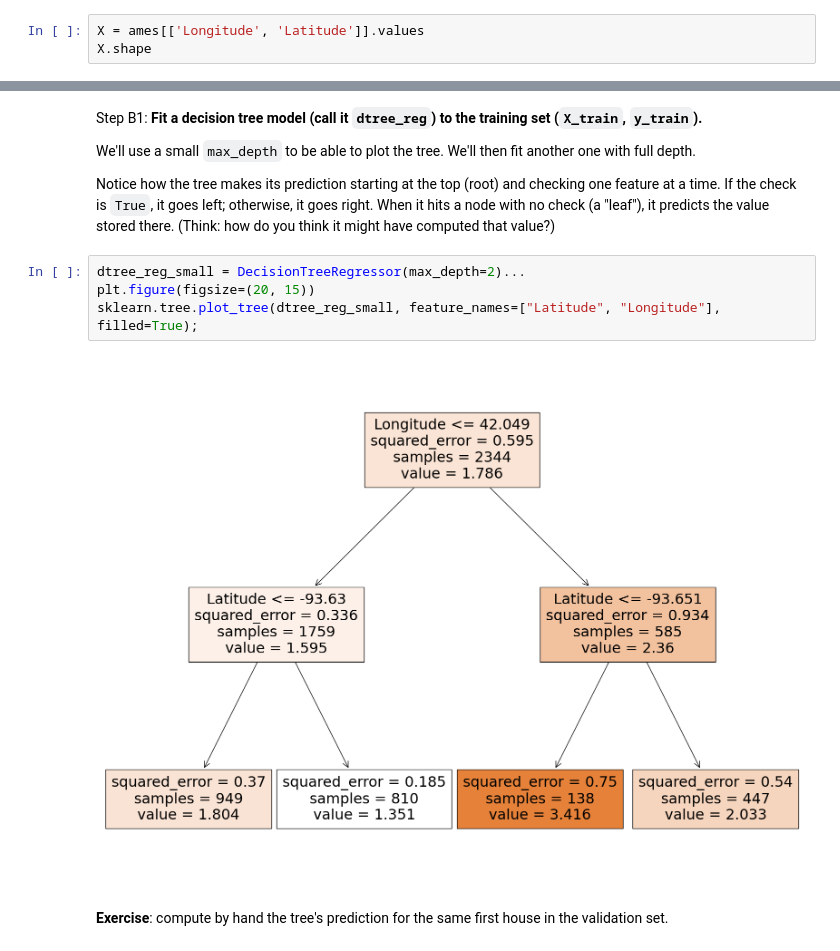
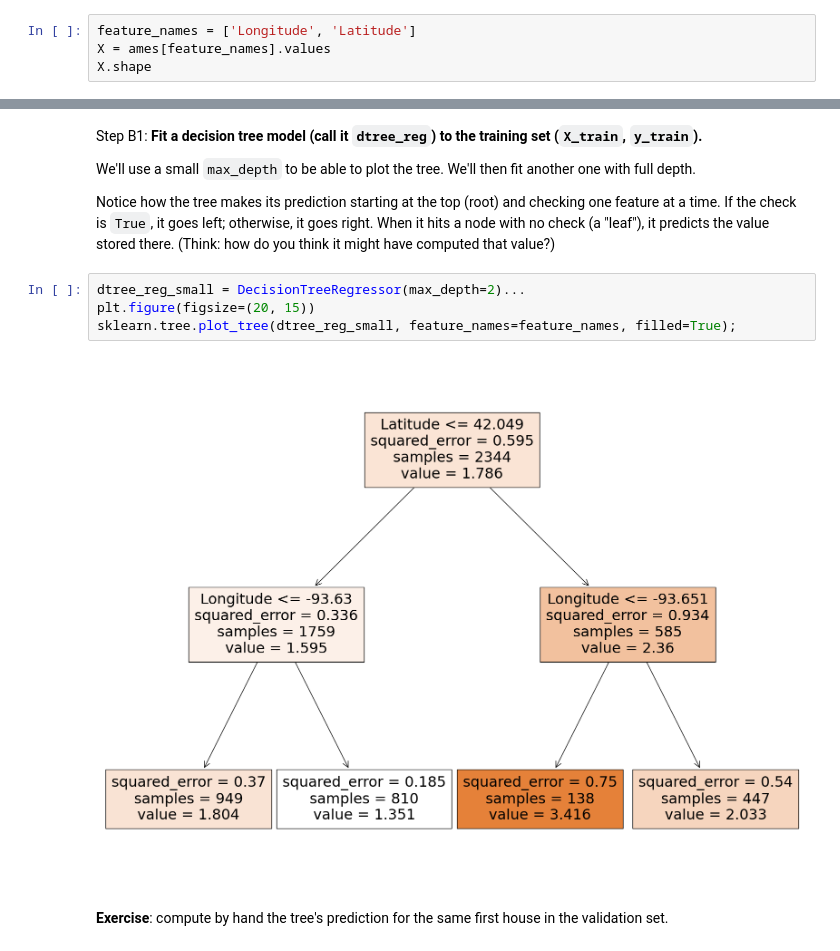
Before and after one commit to Calvin-Data-Science/cs375-376-public, a Jupyter notebook: notebooks/u02n1-sklearn-regression.ipynb, the cells around one changed output, grey strips where cells are left out. Cells and saved outputs as stored; diff of their text form.

```diff
--- a/notebooks/u02n1-sklearn-regression.ipynb
+++ b/notebooks/u02n1-sklearn-regression.ipynb
@@ -102,7 +102,8 @@ plot_data()
 # %% [markdown]
 We'll try to predict home price based on *location* (which the realtors assure us is the most important factor anyway). So we'll grab the Latitude and Longitude columns of the data. We'll call that input data `X`, by convention. There are several different ways to index into a pandas `DataFrame`; using a `list` gives us a `DataFrame` with just the columns with those names. We'll then access the underlying NumPy data by using `.values`.
 # %%
-X = ames[['Longitude', 'Latitude']].values
+feature_names = ['Longitude', 'Latitude']
+X = ames[feature_names].values
 X.shape
 # %% [output]
 (2930, 2)
@@ -239,9 +240,9 @@ Notice how the tree makes its prediction starting at the top (root) and checking
 # %%
 dtree_reg_small = DecisionTreeRegressor(max_depth=2)...
 plt.figure(figsize=(20, 15))
-sklearn.tree.plot_tree(dtree_reg_small, feature_names=["Latitude", "Longitude"], filled=True);
+sklearn.tree.plot_tree(dtree_reg_small, feature_names=feature_names, filled=True);
 # %% [output]
-[figure, old version]
+[figure, new version]
 # %% [markdown]
 **Exercise**: compute by hand the tree's prediction for the same first house in the validation set.
 # %% [markdown]
```
Also changed, not shown: parts of 6 cells of this notebook.
